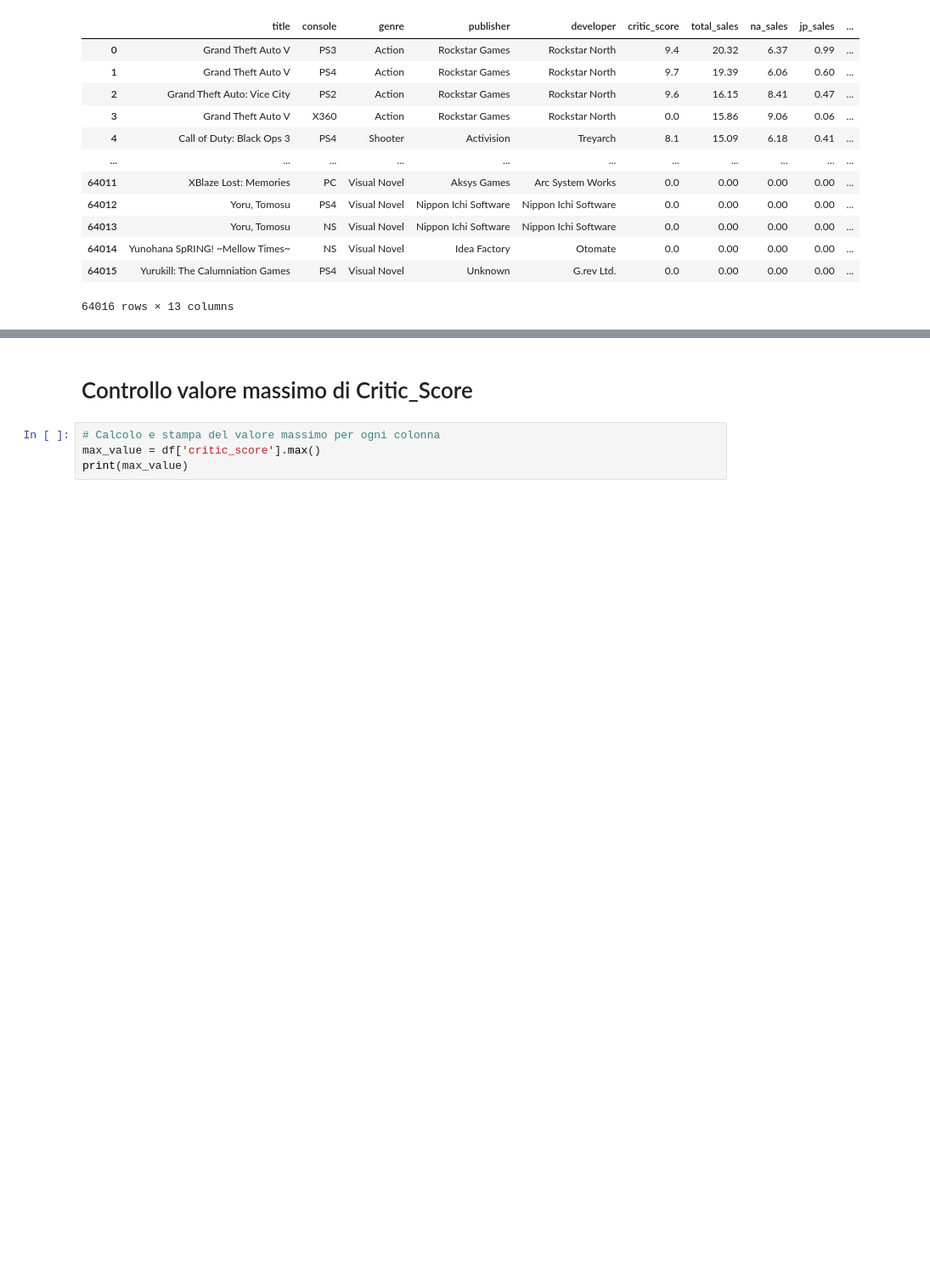
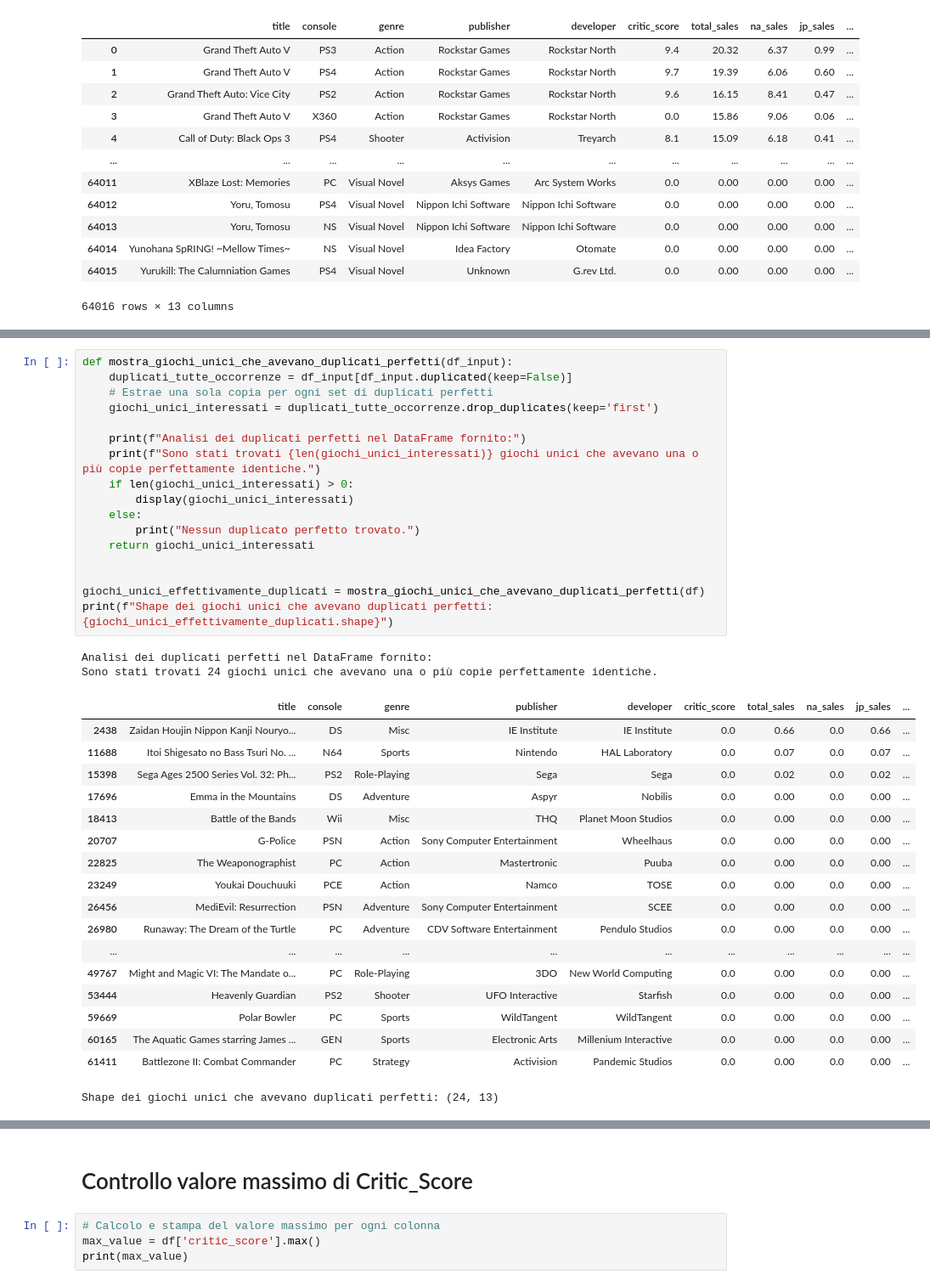
Before and after one commit to Nerone709/KeybladeDB, a Jupyter notebook: notebooks/dataset_analyzer2024.ipynb, the cells around one changed output, grey strips where cells are left out. Shown: that part at 85% size. Cells and saved outputs as stored; diff of their text form; blank space fills up the shorter version.

Commit message:
Added in data_analyzer2024 notebook file a function that controls if there are duplicates videogames and, in the next step, added a function that removes them

```diff
--- a/notebooks/dataset_analyzer2024.ipynb
+++ b/notebooks/dataset_analyzer2024.ipynb
@@ -189,0 +193,38 @@ df
+# %%
+def mostra_giochi_unici_che_avevano_duplicati_perfetti(df_input):
+    duplicati_tutte_occorrenze = df_input[df_input.duplicated(keep=False)]
+    # Estrae una sola copia per ogni set di duplicati perfetti
+    giochi_unici_interessati = duplicati_tutte_occorrenze.drop_duplicates(keep='first')
+
+    print(f"Analisi dei duplicati perfetti nel DataFrame fornito:")
+    print(f"Sono stati trovati {len(giochi_unici_interessati)} giochi unici che avevano una o più copie perfettamente identiche.")
+    if len(giochi_unici_interessati) > 0:
+        display(giochi_unici_interessati)
+    else:
+        print("Nessun duplicato perfetto trovato.")
+    return giochi_unici_interessati
+
+
+giochi_unici_effettivamente_duplicati = mostra_giochi_unici_che_avevano_duplicati_perfetti(df)
+print(f"Shape dei giochi unici che avevano duplicati perfetti: {giochi_unici_effettivamente_duplicati.shape}")
+# %% [output]
+Analisi dei duplicati perfetti nel DataFrame fornito:
+Sono stati trovati 24 giochi unici che avevano una o più copie perfettamente identiche.
+|  | title | console | genre | publisher | developer | critic_score | total_sales | na_sales | jp_sales | ... |
+| 2438 | Zaidan Houjin Nippon Kanji Nouryo... | DS | Misc | IE Institute | IE Institute | 0.0 | 0.66 | 0.0 | 0.66 | ... |
+| 11688 | Itoi Shigesato no Bass Tsuri No. ... | N64 | Sports | Nintendo | HAL Laboratory | 0.0 | 0.07 | 0.0 | 0.07 | ... |
+| 15398 | Sega Ages 2500 Series Vol. 32: Ph... | PS2 | Role-Playing | Sega | Sega | 0.0 | 0.02 | 0.0 | 0.02 | ... |
+| 17696 | Emma in the Mountains | DS | Adventure | Aspyr | Nobilis | 0.0 | 0.00 | 0.0 | 0.00 | ... |
+| 18413 | Battle of the Bands | Wii | Misc | THQ | Planet Moon Studios | 0.0 | 0.00 | 0.0 | 0.00 | ... |
+| 20707 | G-Police | PSN | Action | Sony Computer Entertainment | Wheelhaus | 0.0 | 0.00 | 0.0 | 0.00 | ... |
+| 22825 | The Weaponographist | PC | Action | Mastertronic | Puuba | 0.0 | 0.00 | 0.0 | 0.00 | ... |
+| 23249 | Youkai Douchuuki | PCE | Action | Namco | TOSE | 0.0 | 0.00 | 0.0 | 0.00 | ... |
+| 26456 | MediEvil: Resurrection | PSN | Adventure | Sony Computer Entertainment | SCEE | 0.0 | 0.00 | 0.0 | 0.00 | ... |
+| 26980 | Runaway: The Dream of the Turtle | PC | Adventure | CDV Software Entertainment | Pendulo Studios | 0.0 | 0.00 | 0.0 | 0.00 | ... |
+| ... | ... | ... | ... | ... | ... | ... | ... | ... | ... | ... |
+| 49767 | Might and Magic VI: The Mandate o... | PC | Role-Playing | 3DO | New World Computing | 0.0 | 0.00 | 0.0 | 0.00 | ... |
+| 53444 | Heavenly Guardian | PS2 | Shooter | UFO Interactive | Starfish | 0.0 | 0.00 | 0.0 | 0.00 | ... |
+| 59669 | Polar Bowler | PC | Sports | WildTangent | WildTangent | 0.0 | 0.00 | 0.0 | 0.00 | ... |
+| 60165 | The Aquatic Games starring James ... | GEN | Sports | Electronic Arts | Millenium Interactive | 0.0 | 0.00 | 0.0 | 0.00 | ... |
+| 61411 | Battlezone II: Combat Commander | PC | Strategy | Activision | Pandemic Studios | 0.0 | 0.00 | 0.0 | 0.00 | ... |
+Shape dei giochi unici che avevano duplicati perfetti: (24, 13)
```
Also changed, not shown: parts of 5 cells of this notebook.
